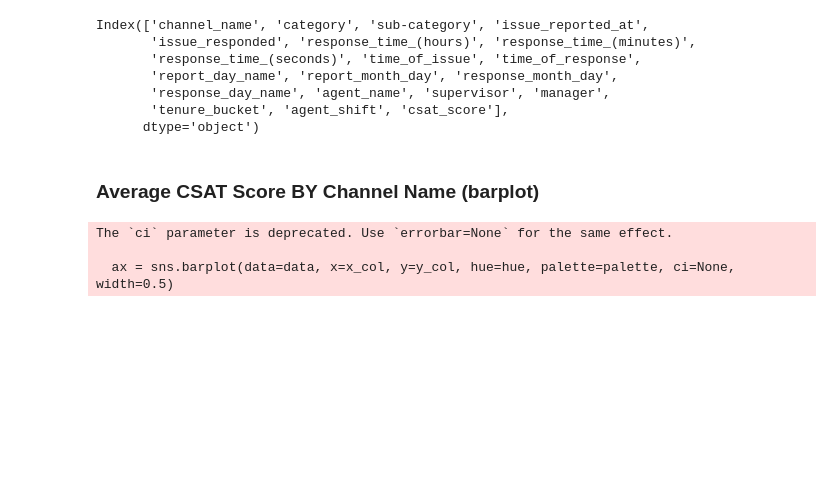
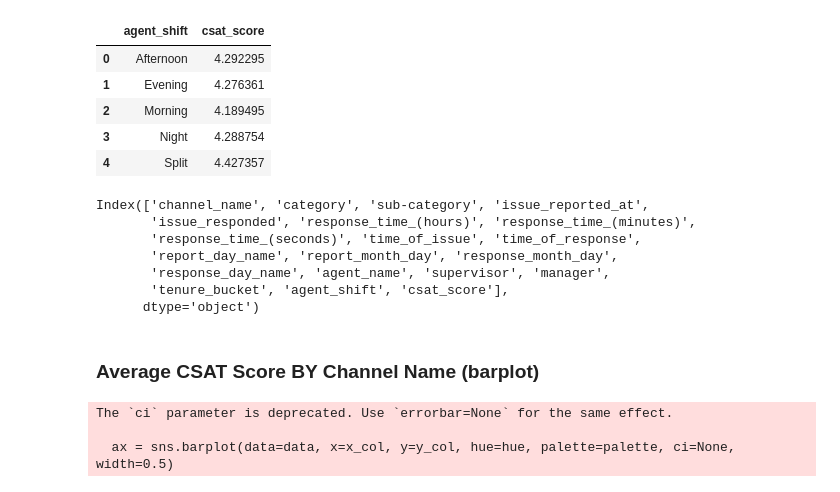
Before and after one commit to Danny-Dalo/Customer-Support-Data, a Jupyter notebook: analysis.ipynb, the cells around one changed output. Cells and saved outputs as stored; diff of their text form; code cells hidden in the pictures; blank space fills up the shorter version.

```diff
--- a/analysis.ipynb
+++ b/analysis.ipynb
@@ -20,3 +26,12 @@ array(['On Job Training', '>90', '0-30', '31-60', '61-90'], dtype=object)
+# %%
+processed_data.groupby("agent_shift")["csat_score"].mean().reset_index()
+# %% [output]
+|  | agent_shift | csat_score |
+| 0 | Afternoon | 4.292295 |
+| 1 | Evening | 4.276361 |
+| 2 | Morning | 4.189495 |
+| 3 | Night | 4.288754 |
+| 4 | Split | 4.427357 |
 # %%
 processed_data.columns
 # %% [output]
```
Also changed, not shown: parts of 4 cells of this notebook, 1 other file.
